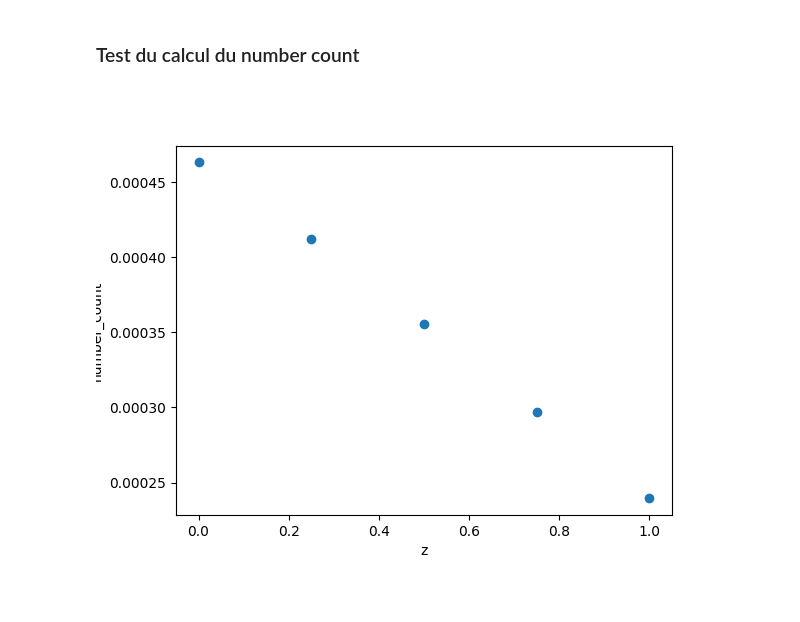
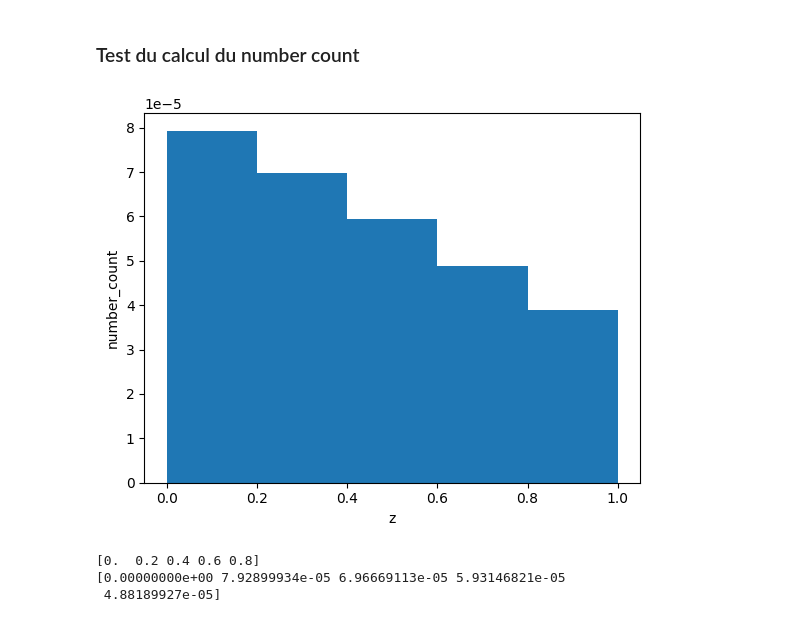
Before and after one commit to Thomas054/My_hmf, a Jupyter notebook: 2 Test_NumberCount.ipynb, the cells around one changed output. Drawn from its saved outputs; the diff is of its cells as text; code cells hidden in the pictures; blank space fills up the shorter version.

Commit message:
Intégration du number_count sur z + archivage des données

```diff
--- a/2 Test_NumberCount.ipynb
+++ b/2 Test_NumberCount.ipynb
@@ -36,15 +36,24 @@ plt.show()
 # %%
 N_z = 5
 zmax = 1
+Ncamb = 1000
+resolution_z = 10
 # %%
-z, number_count = get_number_count(cosmo_params, N_z, zmax)
+z, number_count = get_number_count(cosmo_params, N_z, zmax, Ncamb, resolution_z)
 # %%
 plt.figure()
 # plt.xscale("log")
 # plt.yscale("log")
-plt.plot(z, number_count, 'o')
+plt.bar(z, number_count, align = "edge", width = 0.2)
 plt.xlabel("z")
 plt.ylabel("number_count")
 plt.show()
 # %% [output]
-[figure, old version]
+[figure, new version]
+# %%
+print(z)
+print(number_count)
+# %% [output]
+[0.  0.2 0.4 0.6 0.8]
+[0.00000000e+00 7.92899934e-05 6.96669113e-05 5.93146821e-05
+ 4.88189927e-05]
```
Also changed, not shown: parts of 3 cells of this notebook, 26 other files.
